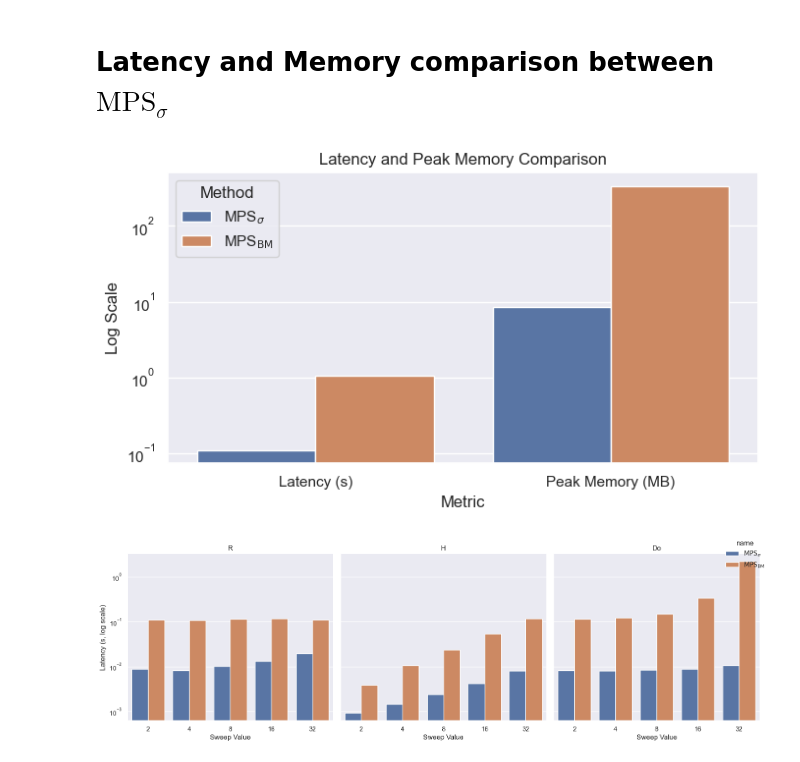
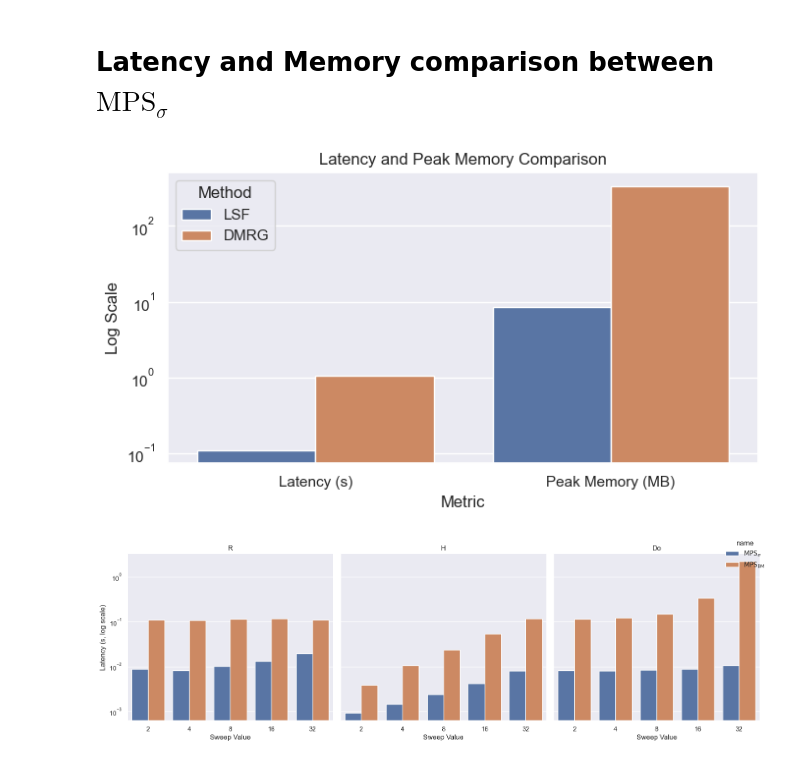
Before and after one commit to marawangamal/ptn, a Jupyter notebook: scripts/results.ipynb, the cells around one changed output. Cells and saved outputs as stored; diff of their text form; code cells hidden in the pictures.

```diff
--- a/scripts/results.ipynb
+++ b/scripts/results.ipynb
@@ -404,35 +404,35 @@ sns.set_theme()
 
 # Data
 df_latency_mem = pd.DataFrame({
-    "Method": ["MPS$_\\sigma$", "MPS$_{\\mathrm{BM}}$"],
+    "Method": ["LSF", "DMRG"],
     "Latency (s)": [0.11, 1.04], # for d=1024, h=5
     "Peak Memory (MB)": [8.5, 334],  # for d=1024, h=5
     # Memory
     # 334.31494140625, mps_bm, h=5, d=1024
     # 8.50341796875, mps_sigma, h=5, d=1024
     # Latency
     # latency,peak_memory_MB,name,R,H,Do,Di,B,sweep_type,sweep_value
     # 0.11126940727233886,0.1813211441040039,mps_sigma,2,100,2,1,32,H,100
     # 1.0472214722633362,1.4495563507080078,mps_bm,2,100,2,1,32,H,100
 })
 
 # Melt the dataframe for easier plotting with seaborn
 df_melted = df_latency_mem.melt(id_vars="Method", var_name="Metric", value_name="Value")
 
 plt.figure(figsize=(7, 4))
 sns.barplot(
     data=df_melted,
     x="Metric",
     y="Value",
     hue="Method"
 )
 plt.yscale("log")
 plt.title("Latency and Peak Memory Comparison")
 plt.ylabel("Log Scale")
 plt.tight_layout()
 plt.show()
 # %% [output]
-[figure, old version]
+[figure, new version]
 # %%
 import seaborn as sns
 import matplotlib.pyplot as plt
```
Also changed, not shown: parts of 1 cell of this notebook, 8 other files.
